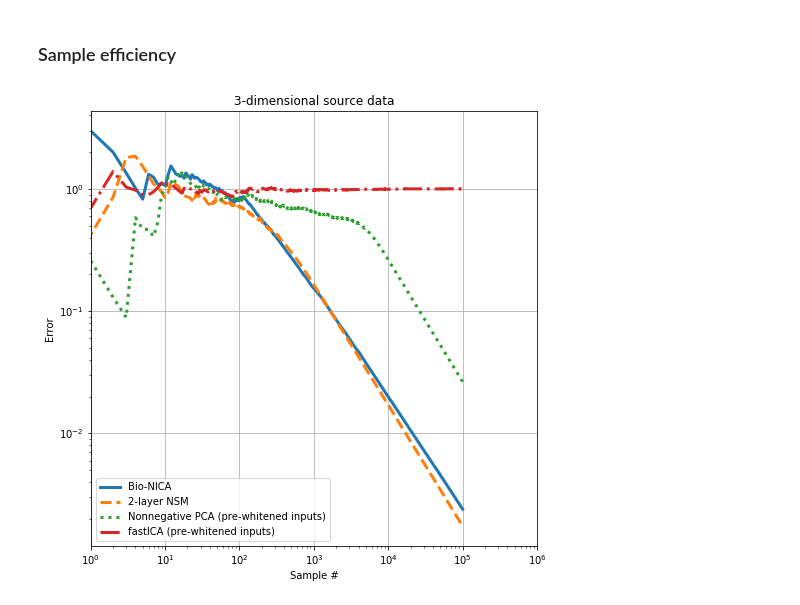
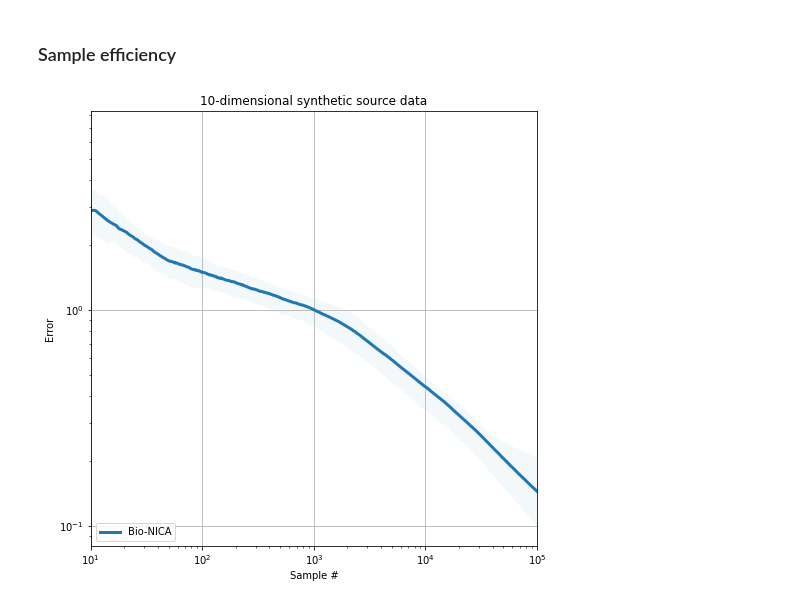
Before and after one commit to flatironinstitute/bio-nica, a Jupyter notebook: NICA.ipynb, the cells around one changed output. Saved outputs shown, nothing was run; the diff lists cells and outputs as text; code cells hidden in the pictures.

```diff
--- a/NICA.ipynb
+++ b/NICA.ipynb
@@ -257,3 +287,5 @@ a = 100; b = .001 # optimal parameters for 3-dimensional synthetic data
+# %%
+max_steps = 100
 # %% [markdown]
 ### Online algorithm
 # %%
@@ -387,8 +444,3 @@ a = 1000; b = .01 # optimal parameters for 3-dimensional synthetic data
-# %%
-Cxx = np.cov(X)
-H = inv(sqrtm(Cxx))@X # whitened mixtures
-# R = inv(sqrtm(A@A.T))@A # whitening matrix
-# H = R@S
 # %% [markdown]
 ### Online algorithm
 # %%
@@ -498,6 +545,0 @@ alpha = .5
-# %%
-def f(y):
-    return np.tanh(y)
-
-def f_prime(y):
-    return (1 - np.tanh(y)**2)
@@ -646,58 +576,52 @@ else:
+# %%
+s_dim = 10
+x_dim = 10
+
+bio_nica_error = np.load(f'error/{dataset}/{s_dim}-dim-source/{x_dim}-dim-mixture/bio-nica/a=1000/b=0.1/tau=0.05/error.npy')
+# nsm_error = np.load(f'error/{dataset}/{s_dim}-dim-source/{x_dim}-dim-mixture/2nsm/a=10/b=0.8/error.npy')
+# npca_error = np.load(f'error/{dataset}/{s_dim}-dim-source/{x_dim}-dim-mixture/npca/a=1000/b=0.01/error.npy')
 # %% [markdown]
 ### Sample efficiency
 # %%
 fig = plt.figure(figsize=(8,8))
 
 linewidth = 3
 
 t = list(range(iters))
 ci = 90
 
 ax = plt.subplot(1, 1, 1)
 add_ci_line(
     ax,
     t,
     bio_nica_error,
     ci_pct = ci,
-    plot_kwargs={"ls": "-", "lw": linewidth, "label": "Bio-NICA"},
+    plot_kwargs={'ls': '-', 'lw': linewidth, 'label': 'Bio-NICA'},
 )
-add_ci_line(
-    ax,
-    t,
-    nsm_error,
-    ci_pct = ci,
-    plot_kwargs={"ls": "--", "lw": linewidth, "label": "2-layer NSM"},
-)
-add_ci_line(
-    ax,
-    t,
-    npca_error,
-    ci_pct = ci,
-    plot_kwargs={"ls": ":", "lw": linewidth, "label": "Nonnegative PCA (pre-whitened inputs)"},
-)
-add_ci_line(
-    ax,
-    t,
-    fica_error,
-    ci_pct = ci,
-    plot_kwargs={"ls": "-.", "lw": linewidth, "label": "fastICA (pre-whitened inputs)"},
-)
+# add_ci_line(
+#     ax,
+#     t,
+#     nsm_error[0:3,:],
+#     ci_pct = ci,
+#     plot_kwargs={"ls": "--", "lw": linewidth, "label": "2-layer NSM"},
+# )
+# add_ci_line(
+#     ax,
+#     t,
+#     npca_error,
+#     ci_pct = ci,
+#     plot_kwargs={"ls": ":", "lw": linewidth, "label": "Nonnegative PCA (pre-whitened inputs)"},
+# )
 ax.loglog()
 
-if image_data=='true':
-    plt.title(f"Natural images source data")
-else:
-    plt.title(f"{s_dim}-dimensional source data")
+plt.title(f'{s_dim}-dimensional {dataset} source data')
 
-plt.xlabel("Sample #")
-plt.ylabel("Error")
-plt.xlim((1,10**6))
+plt.xlabel('Sample #')
+plt.ylabel('Error')
+plt.xlim((10,iters))
 plt.grid()
-plt.legend(loc = "lower left")
+plt.legend(loc = 'lower left')
 
-if image_data=='true':
-    plt.savefig(f"data/images-source_comparison.png", dpi=300, transparent='true', bbox_inches='tight')
-else:
-    plt.savefig(f"data/{s_dim}-dim-source_comparison.png", dpi=300, transparent='true', bbox_inches='tight')
+plt.savefig(f'plots/{dataset}_{s_dim}-dim_comparision.png', dpi=300, transparent='true', bbox_inches='tight')
 # %% [output]
-[figure, old version]
+[figure, new version]
```
Also changed, not shown: parts of 50 cells of this notebook.
